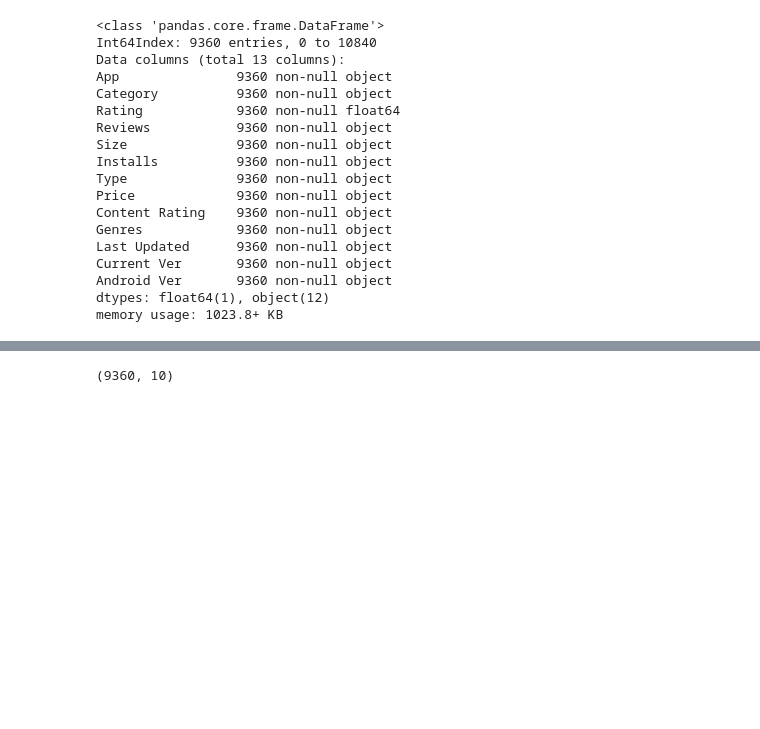
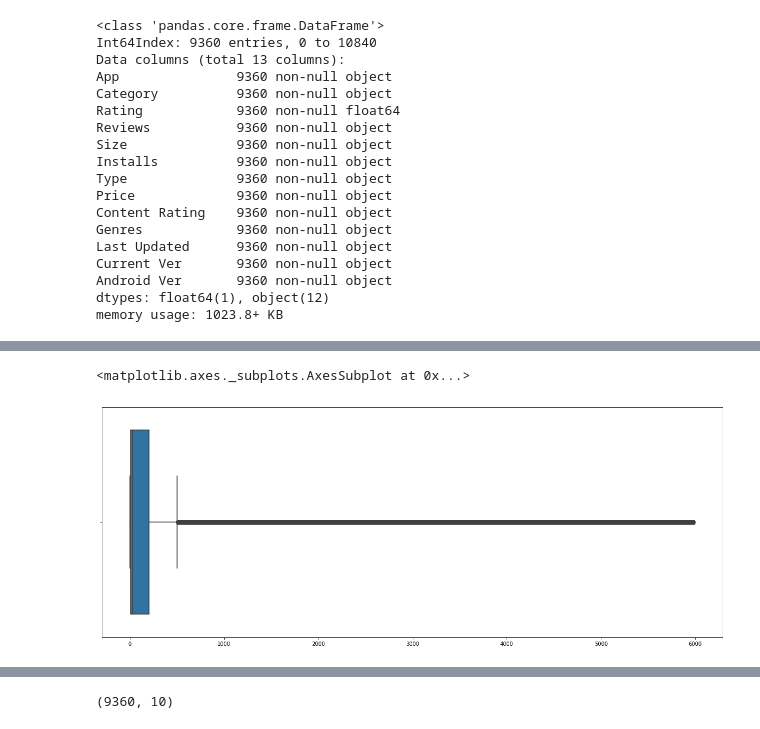
Before and after one commit to nome2050/Google-Play-Apps-Project, a Jupyter notebook: Machine Learning Project.ipynb, the cells around one changed output, grey strips where cells are left out. Cells and saved outputs as stored; diff of their text form; code cells hidden in the pictures; blank space fills up the shorter version.

```diff
--- a/Machine Learning Project.ipynb
+++ b/Machine Learning Project.ipynb
@@ -62,0 +78,5 @@ memory usage: 1023.8+ KB
+# %%
+sns.boxplot(dataset)
+# %% [output]
+<matplotlib.axes._subplots.AxesSubplot at 0x...>
+[figure, added]
```
Also changed, not shown: parts of 37 cells of this notebook.
